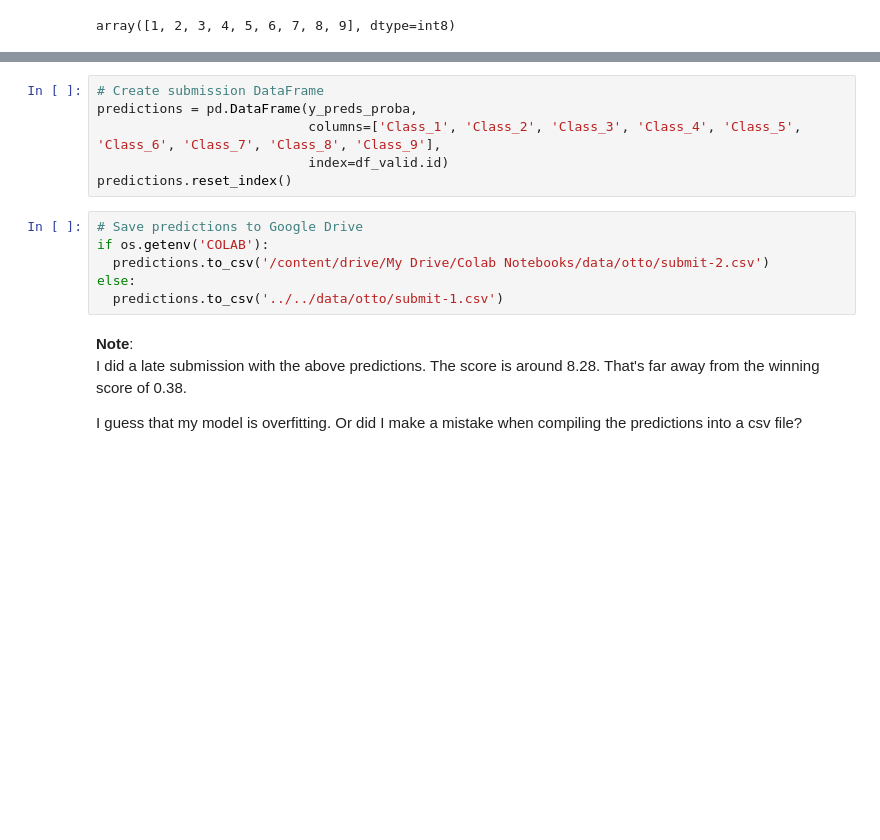
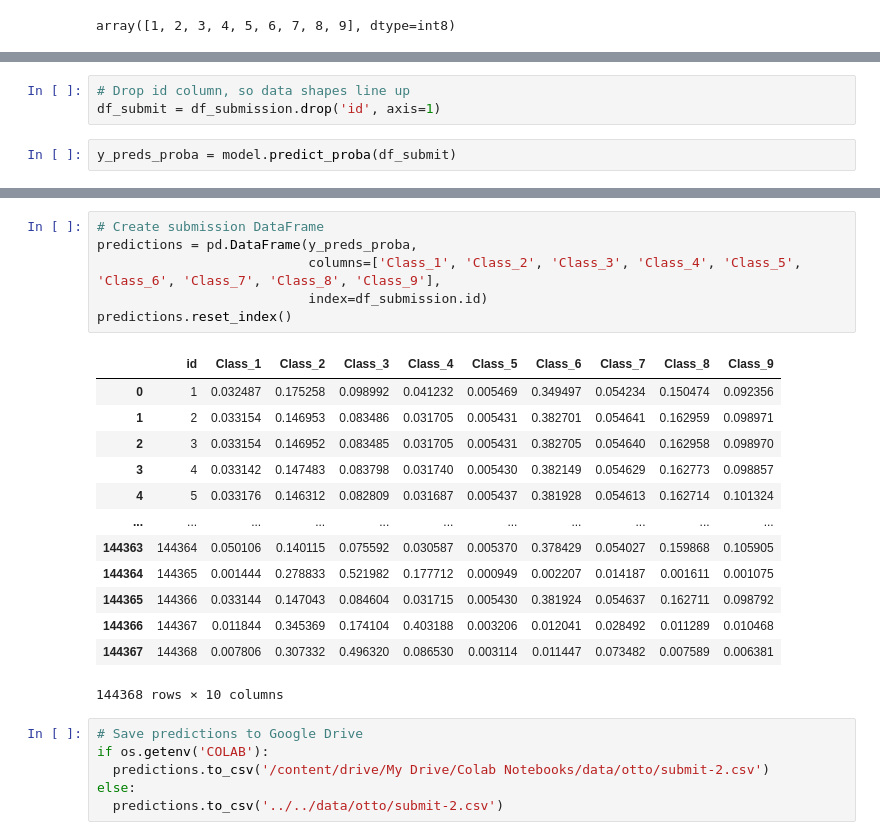
Before and after one commit to sophiabrandt/ZTM-Complete-Machine-Learning-Data-Science, a Jupyter notebook: notebooks/otto/kaggle-otto.ipynb, the cells around one changed output, grey strips where cells are left out. Drawn from its saved outputs; the diff is of its cells as text; blank space fills up the shorter version.

```diff
--- a/notebooks/otto/kaggle-otto.ipynb
+++ b/notebooks/otto/kaggle-otto.ipynb
@@ -825,3 +819,8 @@ y_preds_proba = model.predict_proba(df_valid)
+# %%
+# Drop id column, so data shapes line up
+df_submit = df_submission.drop('id', axis=1)
+# %%
+y_preds_proba = model.predict_proba(df_submit)
 # %%
 # Take a look at sample submission file
 if os.getenv('COLAB'):
@@ -833,18 +839,26 @@ sample_submission.head()
 # %%
 # Create submission DataFrame
 predictions = pd.DataFrame(y_preds_proba,
                            columns=['Class_1', 'Class_2', 'Class_3', 'Class_4', 'Class_5', 'Class_6', 'Class_7', 'Class_8', 'Class_9'],
-                           index=df_valid.id)
+                           index=df_submission.id)
 predictions.reset_index()
+# %% [output]
+|  | id | Class_1 | Class_2 | Class_3 | Class_4 | Class_5 | Class_6 | Class_7 | Class_8 | Class_9 |
+| 0 | 1 | 0.032487 | 0.175258 | 0.098992 | 0.041232 | 0.005469 | 0.349497 | 0.054234 | 0.150474 | 0.092356 |
+| 1 | 2 | 0.033154 | 0.146953 | 0.083486 | 0.031705 | 0.005431 | 0.382701 | 0.054641 | 0.162959 | 0.098971 |
+| 2 | 3 | 0.033154 | 0.146952 | 0.083485 | 0.031705 | 0.005431 | 0.382705 | 0.054640 | 0.162958 | 0.098970 |
+| 3 | 4 | 0.033142 | 0.147483 | 0.083798 | 0.031740 | 0.005430 | 0.382149 | 0.054629 | 0.162773 | 0.098857 |
+| 4 | 5 | 0.033176 | 0.146312 | 0.082809 | 0.031687 | 0.005437 | 0.381928 | 0.054613 | 0.162714 | 0.101324 |
+| ... | ... | ... | ... | ... | ... | ... | ... | ... | ... | ... |
+| 144363 | 144364 | 0.050106 | 0.140115 | 0.075592 | 0.030587 | 0.005370 | 0.378429 | 0.054027 | 0.159868 | 0.105905 |
+| 144364 | 144365 | 0.001444 | 0.278833 | 0.521982 | 0.177712 | 0.000949 | 0.002207 | 0.014187 | 0.001611 | 0.001075 |
+| 144365 | 144366 | 0.033144 | 0.147043 | 0.084604 | 0.031715 | 0.005430 | 0.381924 | 0.054637 | 0.162711 | 0.098792 |
+| 144366 | 144367 | 0.011844 | 0.345369 | 0.174104 | 0.403188 | 0.003206 | 0.012041 | 0.028492 | 0.011289 | 0.010468 |
+| 144367 | 144368 | 0.007806 | 0.307332 | 0.496320 | 0.086530 | 0.003114 | 0.011447 | 0.073482 | 0.007589 | 0.006381 |
+144368 rows × 10 columns
 # %%
 # Save predictions to Google Drive
 if os.getenv('COLAB'):
   predictions.to_csv('/content/drive/My Drive/Colab Notebooks/data/otto/submit-2.csv')
 else:
-  predictions.to_csv('../../data/otto/submit-1.csv')
+  predictions.to_csv('../../data/otto/submit-2.csv')
-# %% [markdown]
-**Note**:
-I did a late submission with the above predictions. The score is around 8.28.
-That's far away from the winning score of 0.38.
-
-I guess that my model is overfitting. Or did I make a mistake when compiling the predictions into a csv file?
```
Also changed, not shown: parts of 10 cells of this notebook.
